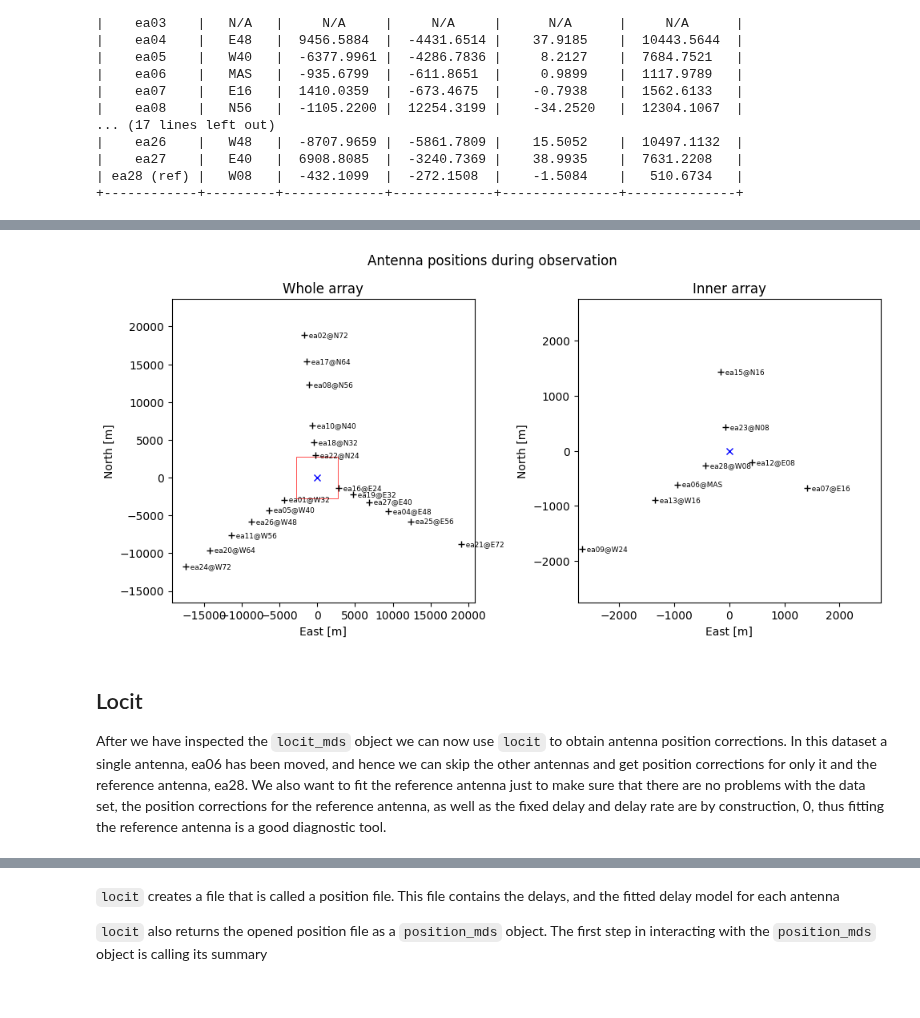
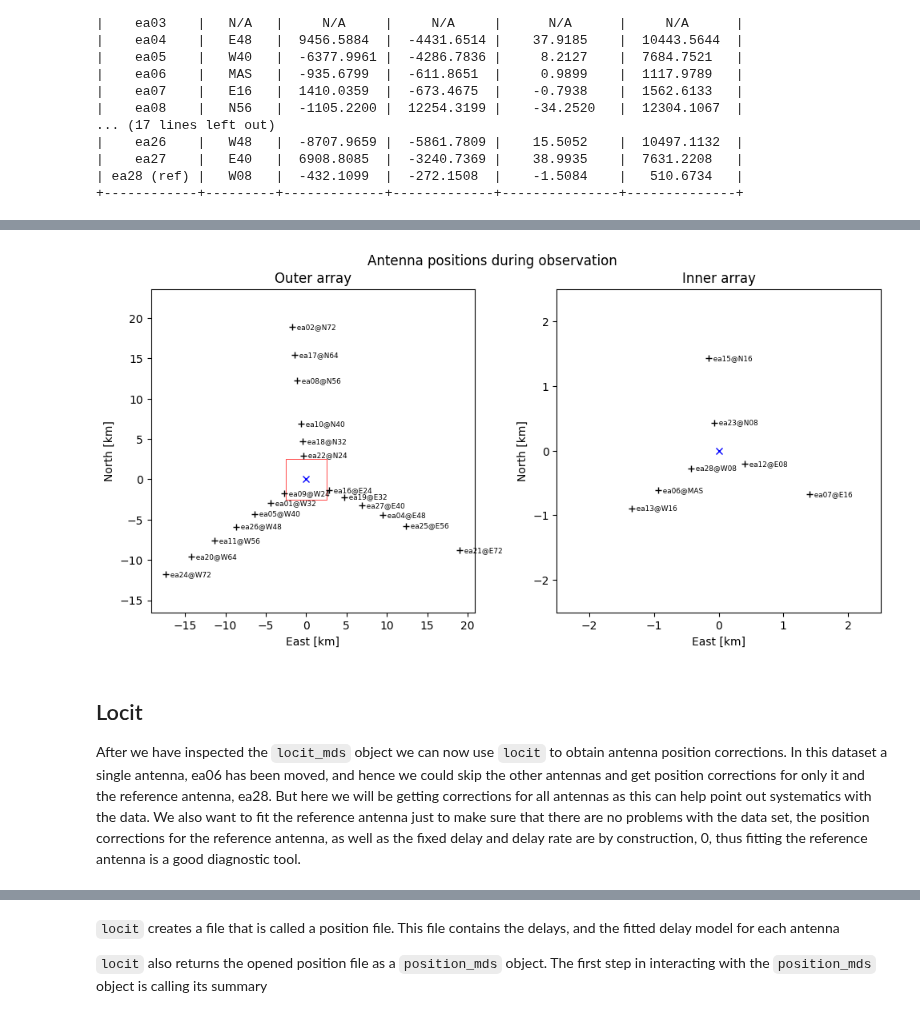
Before and after one commit to casangi/astrohack, a Jupyter notebook: docs/locit_tutorial.ipynb, the cells around one changed output, grey strips where cells are left out. Drawn from its saved outputs; the diff is of its cells as text; code cells hidden in the pictures.

Commit message:
locit: Updated locit_tutorial.ipynb to the latest API changes

```diff
--- a/docs/locit_tutorial.ipynb
+++ b/docs/locit_tutorial.ipynb
@@ -237,9 +240,9 @@ EVLA antennae:
 | ea28 (ref) |   W08   |  -432.1099  |  -272.1508  |    -1.5084    |   510.6734   |
 +------------+---------+-------------+-------------+---------------+--------------+
 # %%
-locit_mds.plot_antenna_positions(locit_plot_folder,     # Folder in which to save the plot
-                                 display_stations=True, # Toggle to display the station name alongside the antenna name
-                                 display_zoff=False,    # Toggle to display the antenna elevation offset by its name
-                                 unit='m',              # Length unit for the plot
-                                 box_size=5500)         # Size of the box for the inner array in the unit specified in unit
+locit_mds.plot_array_configuration(locit_plot_folder,     # Folder in which to save the plot
+                                   display_stations=True, # Toggle to display the station name alongside the antenna name
+                                   display_zoff=False,    # Toggle to display the antenna elevation offset by its name
+                                   unit='km',             # Length unit for the plot
+                                   box_size=5)            # Size of the box for the inner array in the unit specified in unit
 # %% [output]
@@ -247,8 +250,10 @@ locit_mds.plot_antenna_positions(locit_plot_folder,     # Folder in which to sav
-[figure, old version]
+[figure, new version]
 # %% [markdown]
 ## Locit
 
-After we have inspected the `locit_mds` object we can now use `locit` to obtain antenna position corrections. In this dataset a single antenna, ea06 has been moved, and hence we can skip the other antennas and get position corrections for only it and the reference antenna, ea28. We also want to fit the reference antenna just to make sure that there are no problems with the data set, the position corrections for the reference antenna, as well as the fixed delay and delay rate are by construction, 0, thus fitting the reference antenna is a good diagnostic tool.
+After we have inspected the `locit_mds` object we can now use `locit` to obtain antenna position corrections. In this dataset a single antenna, ea06 has been moved, and hence we could skip the other antennas and get position corrections for only it and the reference antenna, ea28.
+But here we will be getting corrections for all antennas as this can help point out systematics with the data.
+We also want to fit the reference antenna just to make sure that there are no problems with the data set, the position corrections for the reference antenna, as well as the fixed delay and delay rate are by construction, 0, thus fitting the reference antenna is a good diagnostic tool.
 # %%
 %%time
 from astrohack.locit import locit
```
Also changed, not shown: parts of 19 cells of this notebook.
